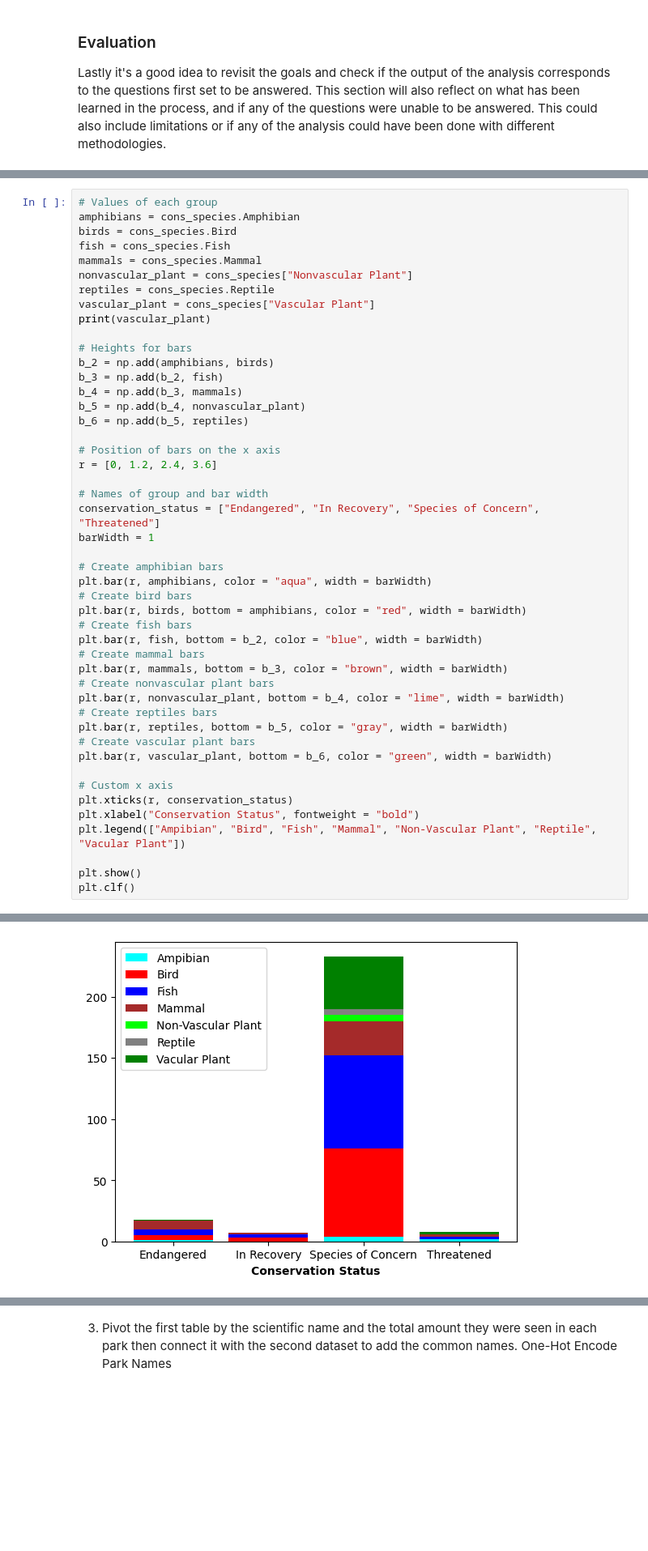
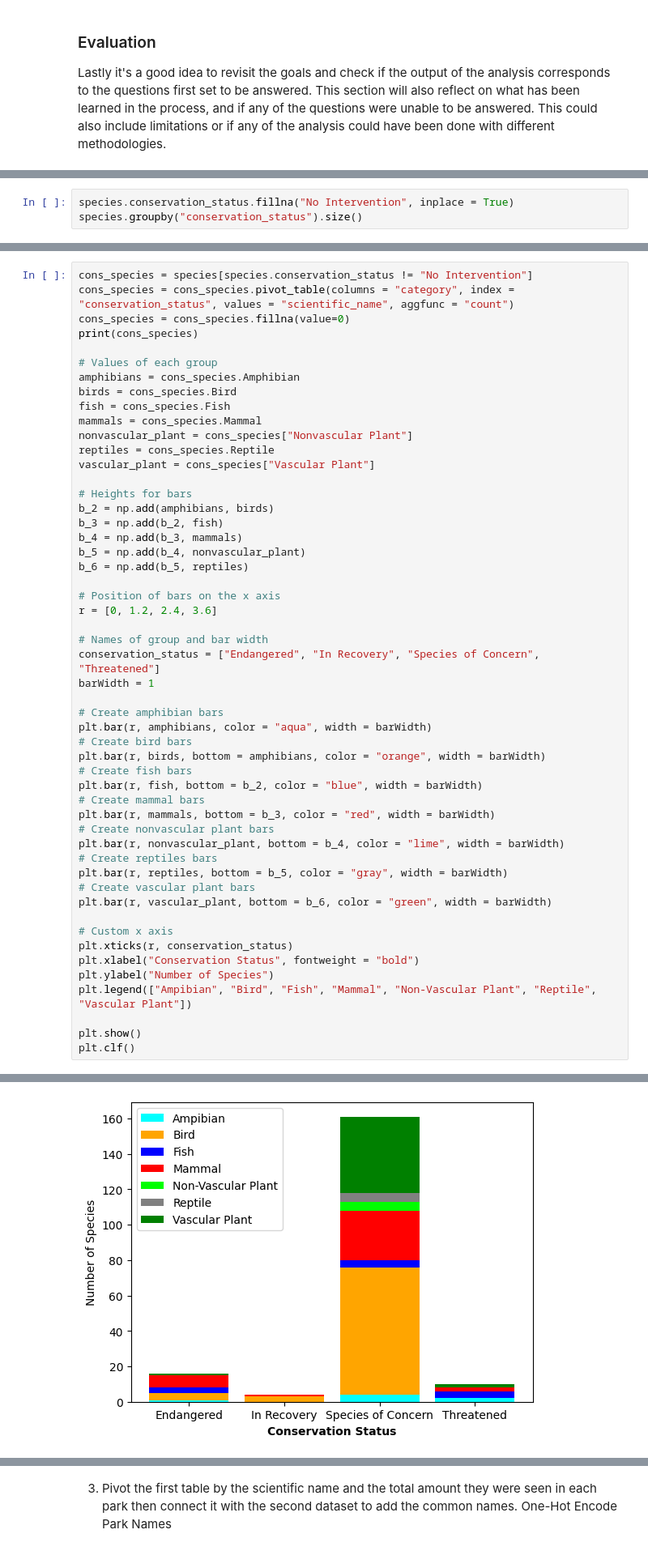
Before and after one commit to Maxrio9/Python-Data-Science, a Jupyter notebook: biodiversity_parks_project/biodiversity.ipynb, the cells around one changed output, grey strips where cells are left out. Shown: that part at 81% size. Saved outputs shown, nothing was run; the diff lists cells and outputs as text; blank space fills up the shorter version.

```diff
--- a/biodiversity_parks_project/biodiversity.ipynb
+++ b/biodiversity_parks_project/biodiversity.ipynb
@@ -100,0 +186,3 @@ Threatened               0.0             2.0
+# %%
+species.conservation_status.fillna("No Intervention", inplace = True)
+species.groupby("conservation_status").size()
@@ -101,4 +227,9 @@ Threatened               0.0             2.0
 # %%
+cons_species = species[species.conservation_status != "No Intervention"]
+cons_species = cons_species.pivot_table(columns = "category", index = "conservation_status", values = "scientific_name", aggfunc = "count")
+cons_species = cons_species.fillna(value=0)
+print(cons_species)
+
 # Values of each group
 amphibians = cons_species.Amphibian
 birds = cons_species.Bird
@@ -107,7 +238,6 @@ mammals = cons_species.Mammal
 nonvascular_plant = cons_species["Nonvascular Plant"]
 reptiles = cons_species.Reptile
 vascular_plant = cons_species["Vascular Plant"]
-print(vascular_plant)
 
 # Heights for bars
 b_2 = np.add(amphibians, birds)
@@ -126,11 +256,11 @@ barWidth = 1
 # Create amphibian bars
 plt.bar(r, amphibians, color = "aqua", width = barWidth)
 # Create bird bars
-plt.bar(r, birds, bottom = amphibians, color = "red", width = barWidth)
+plt.bar(r, birds, bottom = amphibians, color = "orange", width = barWidth)
 # Create fish bars
 plt.bar(r, fish, bottom = b_2, color = "blue", width = barWidth)
 # Create mammal bars
-plt.bar(r, mammals, bottom = b_3, color = "brown", width = barWidth)
+plt.bar(r, mammals, bottom = b_3, color = "red", width = barWidth)
 # Create nonvascular plant bars
 plt.bar(r, nonvascular_plant, bottom = b_4, color = "lime", width = barWidth)
 # Create reptiles bars
@@ -141,7 +271,8 @@ plt.bar(r, vascular_plant, bottom = b_6, color = "green", width = barWidth)
 # Custom x axis
 plt.xticks(r, conservation_status)
 plt.xlabel("Conservation Status", fontweight = "bold")
-plt.legend(["Ampibian", "Bird", "Fish", "Mammal", "Non-Vascular Plant", "Reptile", "Vacular Plant"])
+plt.ylabel("Number of Species")
+plt.legend(["Ampibian", "Bird", "Fish", "Mammal", "Non-Vascular Plant", "Reptile", "Vascular Plant"])
 
 plt.show()
 plt.clf()
@@ -155,2 +293,2 @@ Name: Vascular Plant, dtype: float64
-[figure, old version]
+[figure, new version]
 <Figure size 640x480 with 0 Axes>
```
Also changed, not shown: parts of 41 cells of this notebook, 1 other file.
